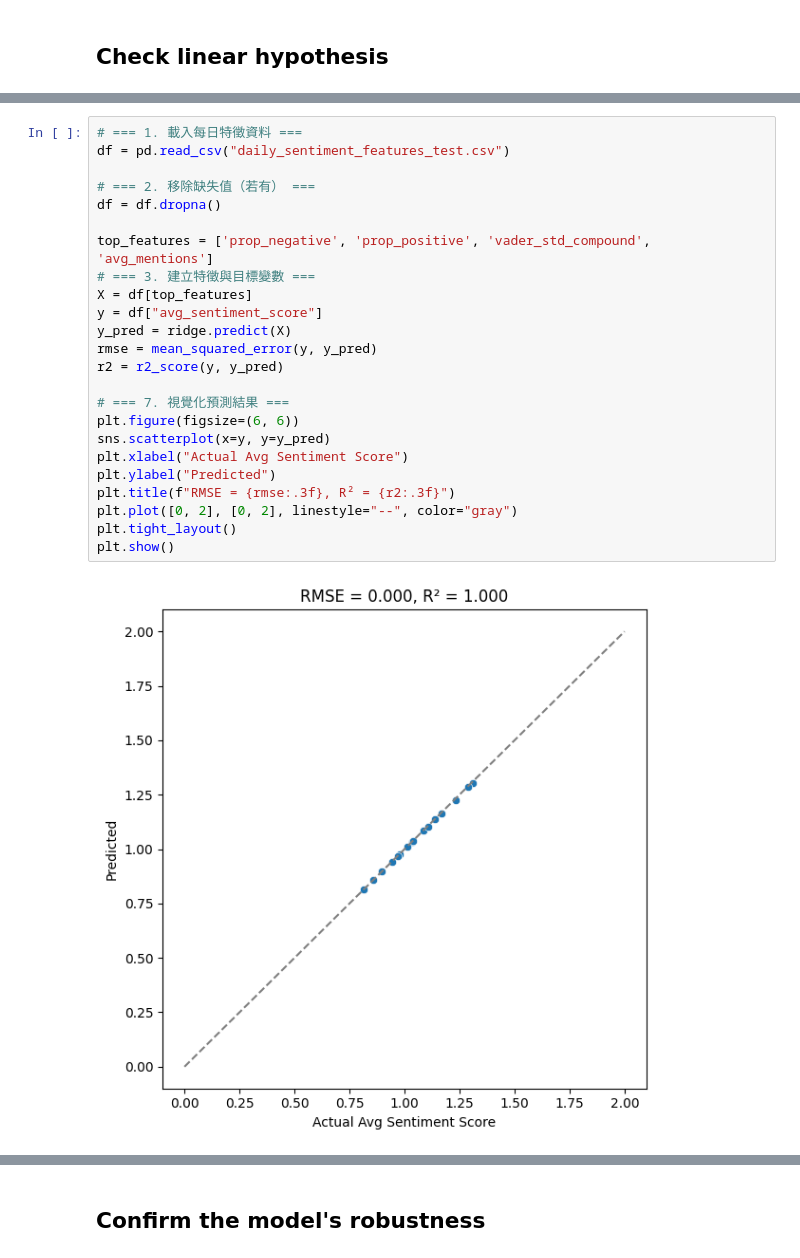
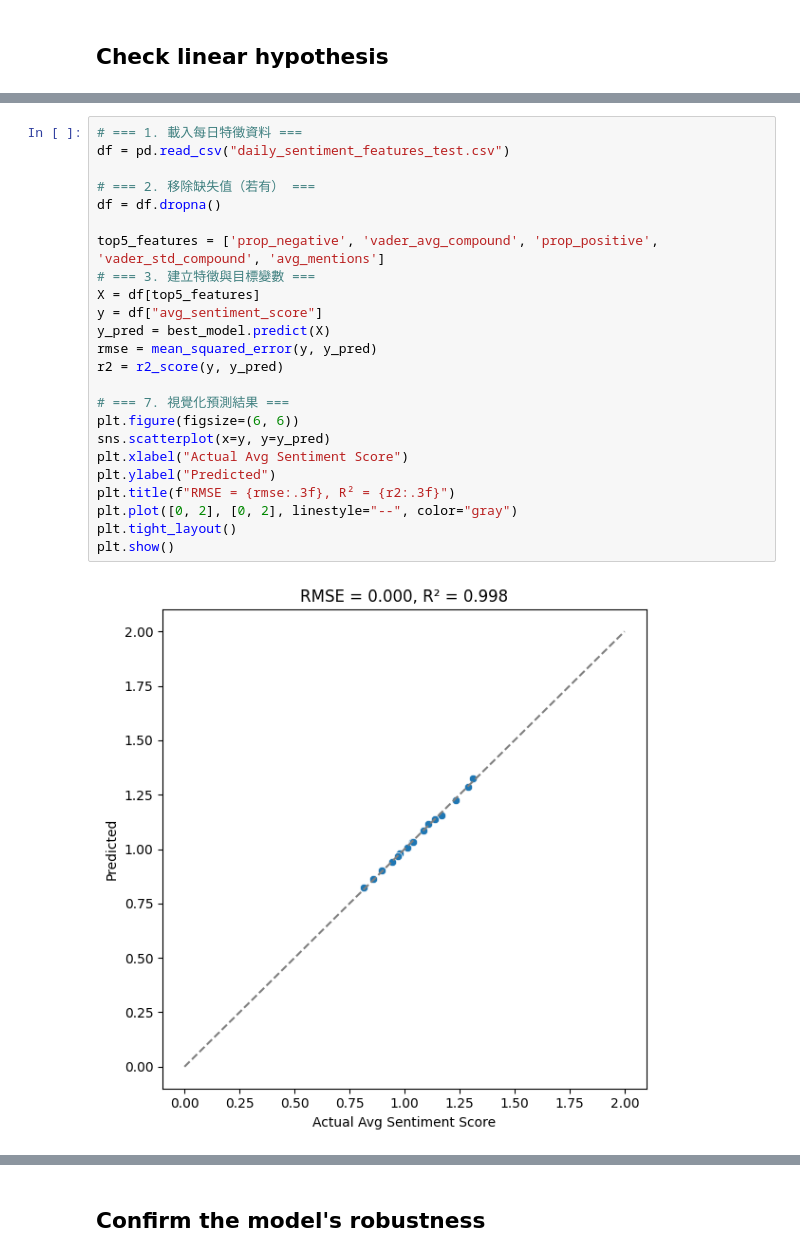
Before and after one commit to eric2003-tj/Python_ML_final, a Jupyter notebook: train_new.ipynb, the cells around one changed output, grey strips where cells are left out. Cells and saved outputs as stored; diff of their text form.

```diff
--- a/train_new.ipynb
+++ b/train_new.ipynb
@@ -624,29 +624,29 @@ Further validation on external data or via time-based splitting is recommended t
 # %%
 # === 1. 載入每日特徵資料 ===
 df = pd.read_csv("daily_sentiment_features_test.csv")
 
 # === 2. 移除缺失值（若有） ===
 df = df.dropna()
 
-top_features = ['prop_negative', 'prop_positive', 'vader_std_compound', 'avg_mentions']
+top5_features = ['prop_negative', 'vader_avg_compound', 'prop_positive', 'vader_std_compound', 'avg_mentions']
 # === 3. 建立特徵與目標變數 ===
-X = df[top_features]
+X = df[top5_features]
 y = df["avg_sentiment_score"]
-y_pred = ridge.predict(X)
+y_pred = best_model.predict(X)
 rmse = mean_squared_error(y, y_pred)
 r2 = r2_score(y, y_pred)
 
 # === 7. 視覺化預測結果 ===
 plt.figure(figsize=(6, 6))
 sns.scatterplot(x=y, y=y_pred)
 plt.xlabel("Actual Avg Sentiment Score")
 plt.ylabel("Predicted")
 plt.title(f"RMSE = {rmse:.3f}, R² = {r2:.3f}")
 plt.plot([0, 2], [0, 2], linestyle="--", color="gray")
 plt.tight_layout()
 plt.show()
 # %% [output]
-[figure, old version]
+[figure, new version]
 # %% [markdown]
 ### Model Performance on Test Set
 
```
Also changed, not shown: parts of 23 cells of this notebook, 36 other files.
